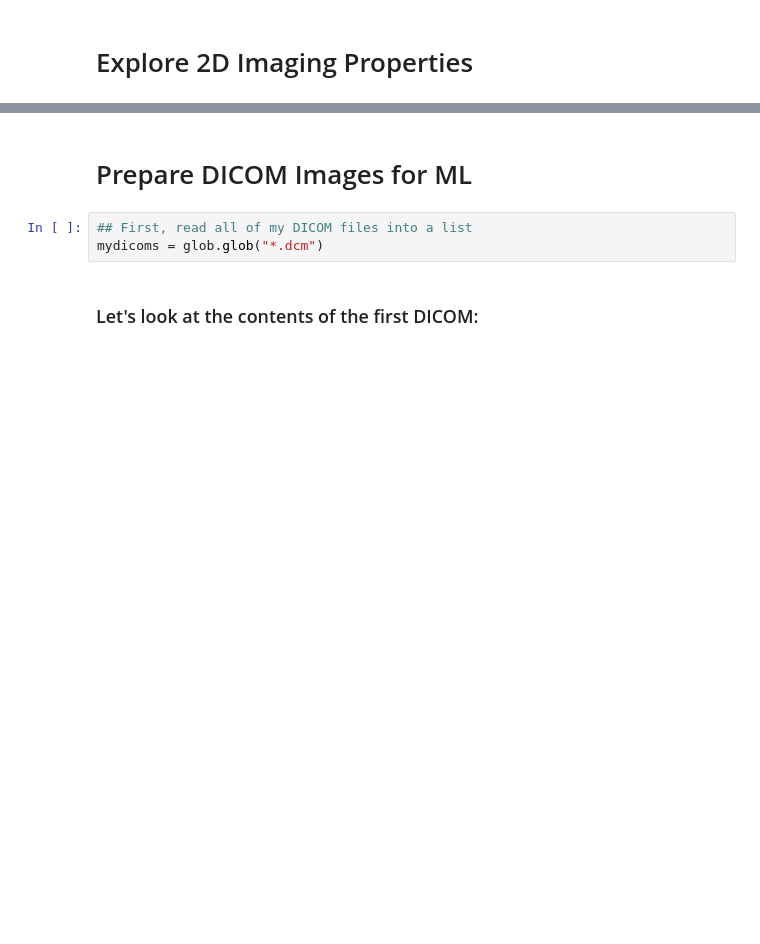
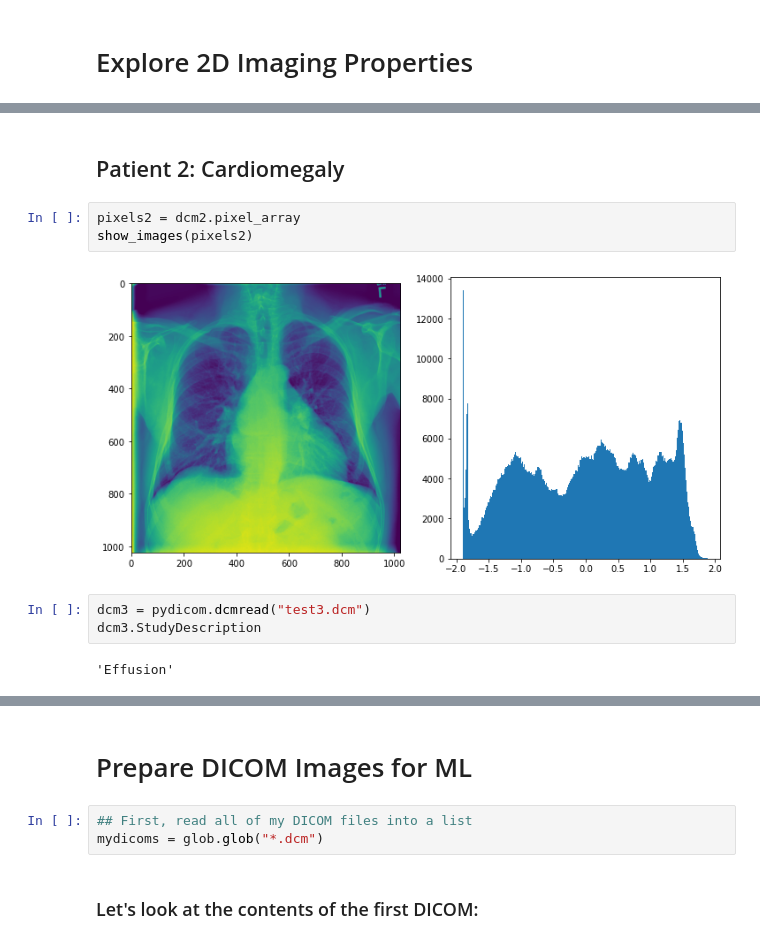
Before and after one commit to paul-reiners/pneumonia-detection-chest-x-rays, a Jupyter notebook: EDA.ipynb, the cells around one changed output, grey strips where cells are left out. Cells and saved outputs as stored; diff of their text form; blank space fills up the shorter version.

```diff
--- a/EDA.ipynb
+++ b/EDA.ipynb
@@ -115,0 +87,12 @@ all_xray_df[all_xray_df['Finding Labels'] == 'Pneumonia'].iloc[0]['Image Index']
+# %% [markdown]
+## Patient 2: Cardiomegaly
+# %%
+pixels2 = dcm2.pixel_array
+show_images(pixels2)
+# %% [output]
+[figure, added]
+# %%
+dcm3 = pydicom.dcmread("test3.dcm")
+dcm3.StudyDescription
+# %% [output]
+'Effusion'
```
Also changed, not shown: parts of 29 cells of this notebook.
